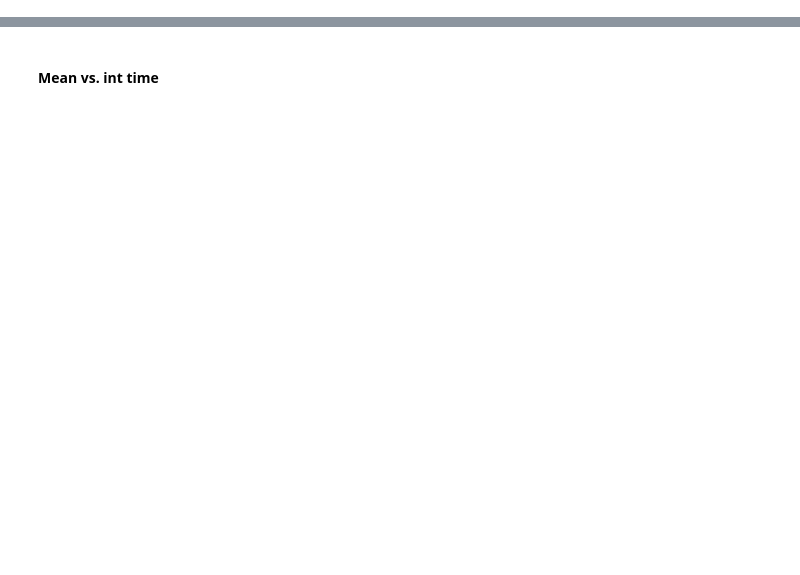
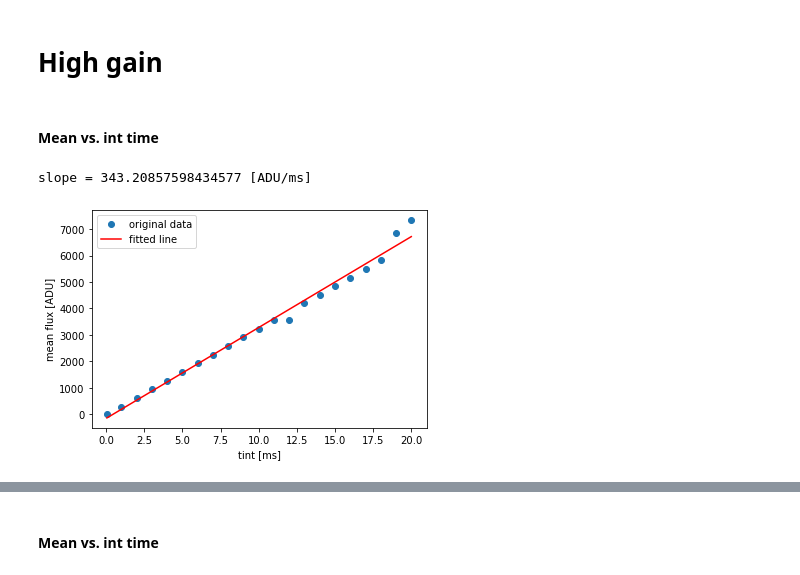
Before and after one commit to MuskanShinde/CRED3-characterization, a Jupyter notebook: CRED3_07.06.2021.ipynb, the cells around one changed output, grey strips where cells are left out. Cells and saved outputs as stored; diff of their text form; code cells hidden in the pictures; blank space fills up the shorter version.

```diff
--- a/CRED3_07.06.2021.ipynb
+++ b/CRED3_07.06.2021.ipynb
@@ -11,0 +10,2 @@ from scipy.stats import linregress
+# %% [markdown]
+# High gain
@@ -11,0 +34,22 @@ from scipy.stats import linregress
+# %%
+mean_1 = np.mean(cube_1, axis=0)
+mean_2 = np.mean(cube_2, axis=0)
+mean_3 = np.mean(cube_3, axis=0)
+mean_4 = np.mean(cube_4, axis=0)
+mean_5 = np.mean(cube_5, axis=0)
+mean_6 = np.mean(cube_6, axis=0)
+mean_7 = np.mean(cube_7, axis=0)
+mean_8 = np.mean(cube_8, axis=0)
+mean_9 = np.mean(cube_9, axis=0)
+mean_10 = np.mean(cube_10, axis=0)
+mean_11 = np.mean(cube_11, axis=0)
+mean_12 = np.mean(cube_12, axis=0)
+mean_13 = np.mean(cube_13, axis=0)
+mean_14 = np.mean(cube_14, axis=0)
+mean_15 = np.mean(cube_15, axis=0)
+mean_16 = np.mean(cube_16, axis=0)
+mean_17 = np.mean(cube_17, axis=0)
+mean_18 = np.mean(cube_18, axis=0)
+mean_19 = np.mean(cube_19, axis=0)
+mean_20 = np.mean(cube_20, axis=0)
+mean_21 = np.mean(cube_21, axis=0)
@@ -11,0 +78,21 @@ from scipy.stats import linregress
+# %% [markdown]
+#### Mean vs. int time
+# %%
+mean_arr = np.array([ np.median(mean_1), np.median(mean_2), np.median(mean_3), np.median(mean_4),
+                    np.median(mean_5), np.median(mean_6), np.median(mean_7), np.median(mean_8),
+                    np.median(mean_9), np.median(mean_10), np.median(mean_11), np.median(mean_12),
+                    np.median(mean_13), np.median(mean_14), np.median(mean_15), np.median(mean_16),
+                    np.median(mean_17), np.median(mean_18), np.median(mean_19), np.median(mean_20),
+                    np.median(mean_21)])
+tint = np.array([0.05, 1.00, 2.00, 3.00, 4.00, 5.00, 6.00, 7.00, 8.00, 9.00, 10.00,
+                11.00, 12.00, 13.00, 14.00, 15.00, 16.00, 17.00, 18.00, 19.00, 20.00])
+line = linregress(tint, mean_arr)
+plt.plot(tint, mean_arr, 'o', label='original data')
+plt.plot(tint, line.intercept + line.slope*tint, 'r', label='fitted line')
+plt.ylabel('mean flux [ADU]')
+plt.xlabel('tint [ms]')
+plt.legend()
+print('slope = %s [ADU/ms]'%line.slope)
+# %% [output]
+slope = 343.20857598434577 [ADU/ms]
+[figure, added]
```
Also changed, not shown: parts of 45 cells of this notebook.
